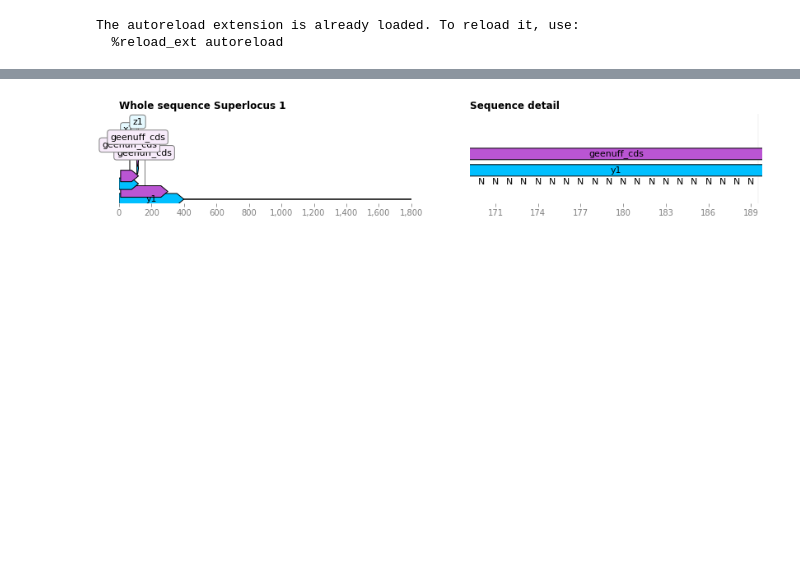
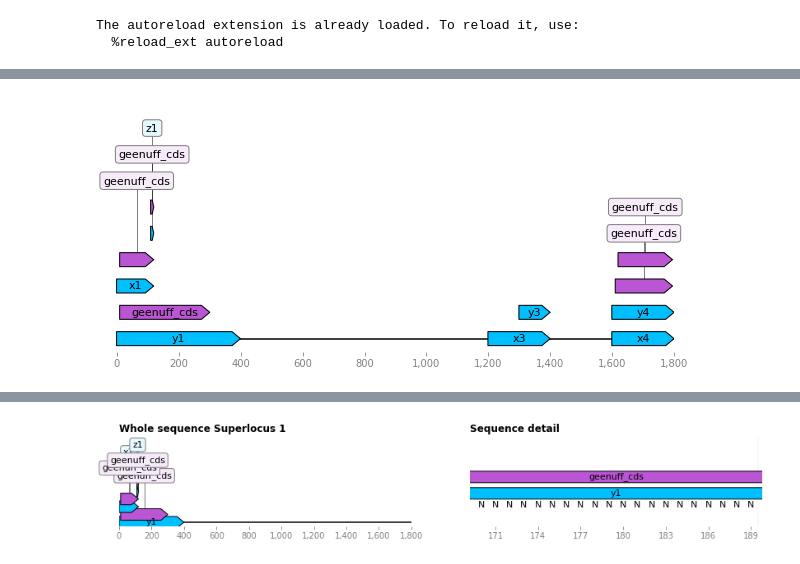
Before and after one commit to gglyptodon/GeenuFF, a Jupyter notebook: example_notebooks/example_vis.ipynb, the cells around one changed output, grey strips where cells are left out. Cells and saved outputs as stored; diff of their text form; code cells hidden in the pictures; blank space fills up the shorter version.

```diff
--- a/example_notebooks/example_vis.ipynb
+++ b/example_notebooks/example_vis.ipynb
@@ -126,0 +38,4 @@ def convert_strand_info(geenuff_is_plus_strand): #todo
+# %%
+DrawableGeenuffCollection(list_of_drawable_super_loci=collection,coordinate_piece = gc.coordinate_piece).draw()
+# %% [output]
+[figure, added]
```
Also changed, not shown: parts of 9 cells of this notebook, 1 other file.
